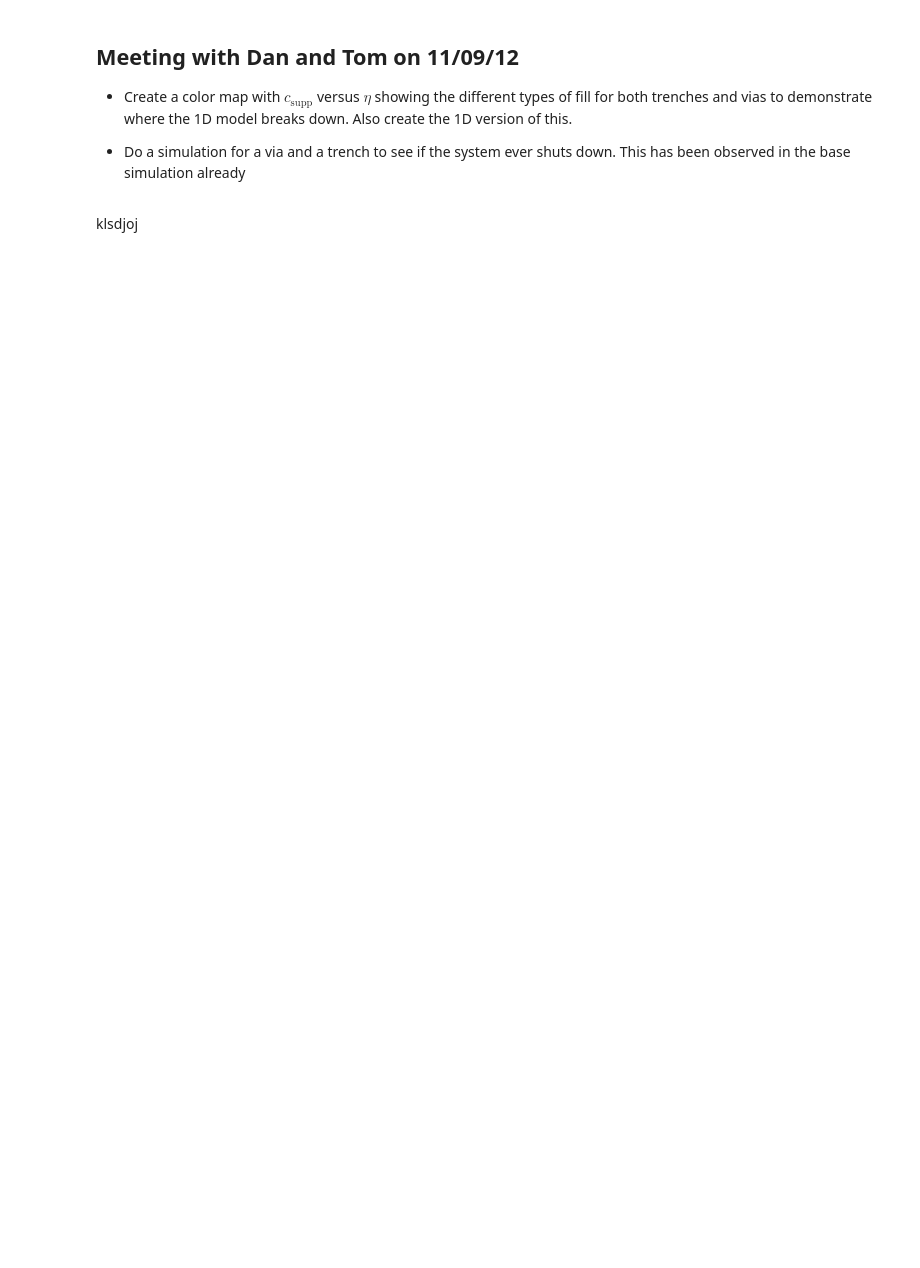
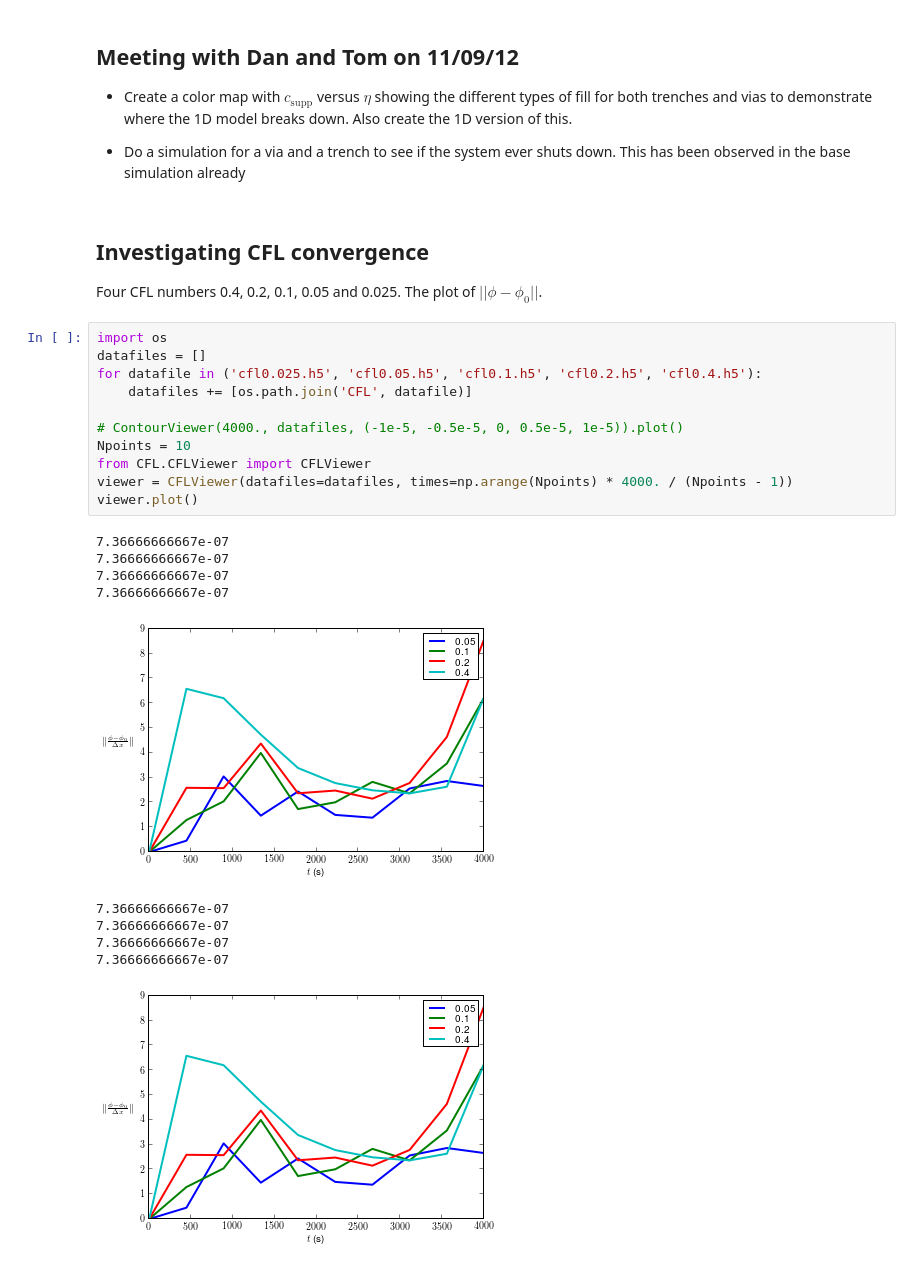
Before and after one commit to wd15/extremefill2D, a Jupyter notebook: extremefill2D.ipynb, the cells around one changed output. Saved outputs shown, nothing was run; the diff lists cells and outputs as text; blank space fills up the shorter version.

```diff
--- a/extremefill2D.ipynb
+++ b/extremefill2D.ipynb
@@ -23,5 +25,29 @@ Go over Andrew's emails to figure out how to do this.
  * Create a color map with $c_{\text{supp}}$ versus $\eta$ showing the different types of fill for both trenches and vias to demonstrate where the 1D model breaks down. Also create the 1D version of this.
 
  * Do a simulation for a via and a trench to see if the system ever shuts down. This has been observed in the base simulation already
-# %% [markdown]
-klsdjoj
+# %% [markdown]
+## Investigating CFL convergence
+
+Four CFL numbers 0.4, 0.2, 0.1, 0.05 and 0.025. The plot of $||\phi - \phi_0||$.
+# %%
+import os
+datafiles = []
+for datafile in ('cfl0.025.h5', 'cfl0.05.h5', 'cfl0.1.h5', 'cfl0.2.h5', 'cfl0.4.h5'):
+    datafiles += [os.path.join('CFL', datafile)]
+
+# ContourViewer(4000., datafiles, (-1e-5, -0.5e-5, 0, 0.5e-5, 1e-5)).plot()
+Npoints = 10
+from CFL.CFLViewer import CFLViewer
+viewer = CFLViewer(datafiles=datafiles, times=np.arange(Npoints) * 4000. / (Npoints - 1))
+viewer.plot()
+# %% [output]
+7.36666666667e-07
+7.36666666667e-07
+7.36666666667e-07
+7.36666666667e-07
+[figure, added]
+7.36666666667e-07
+7.36666666667e-07
+7.36666666667e-07
+7.36666666667e-07
+[figure, added]
```
Also changed, not shown: parts of 1 cell of this notebook, 7 other files.
